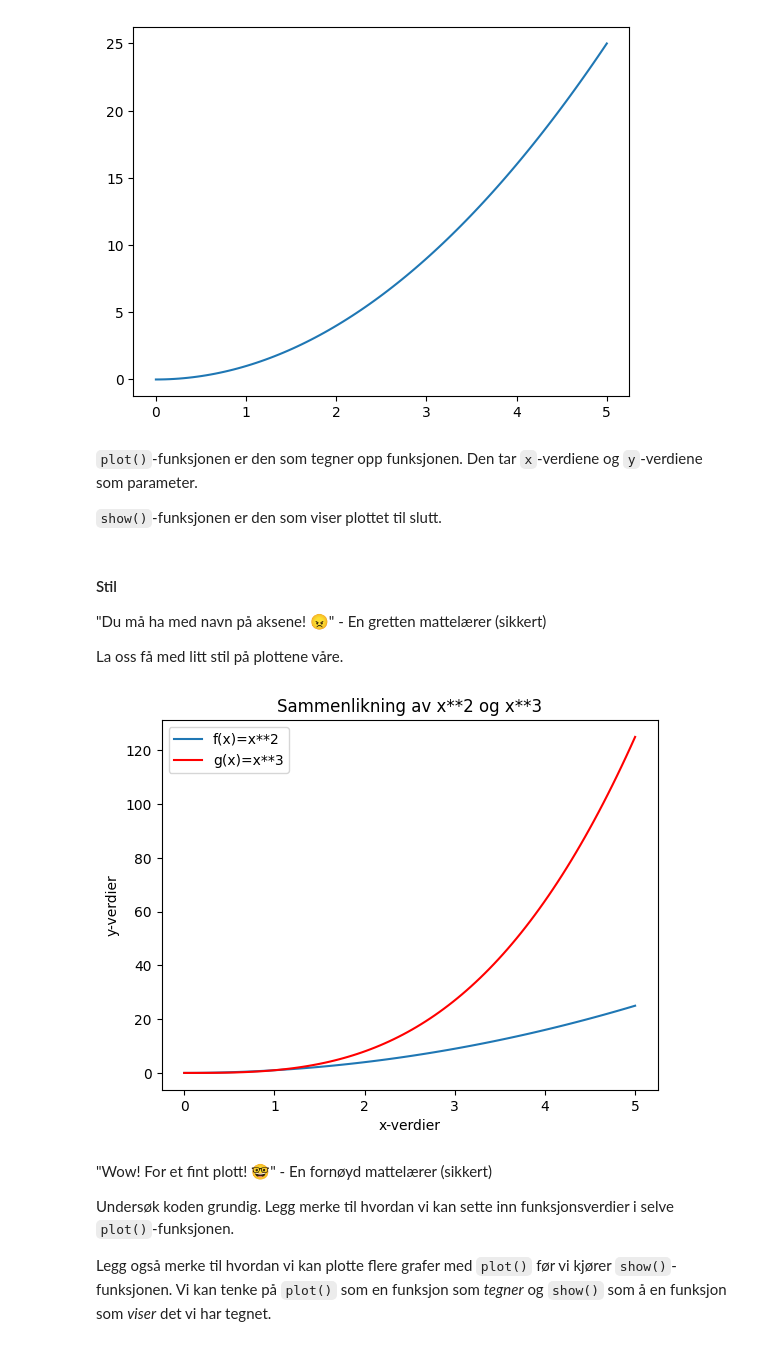
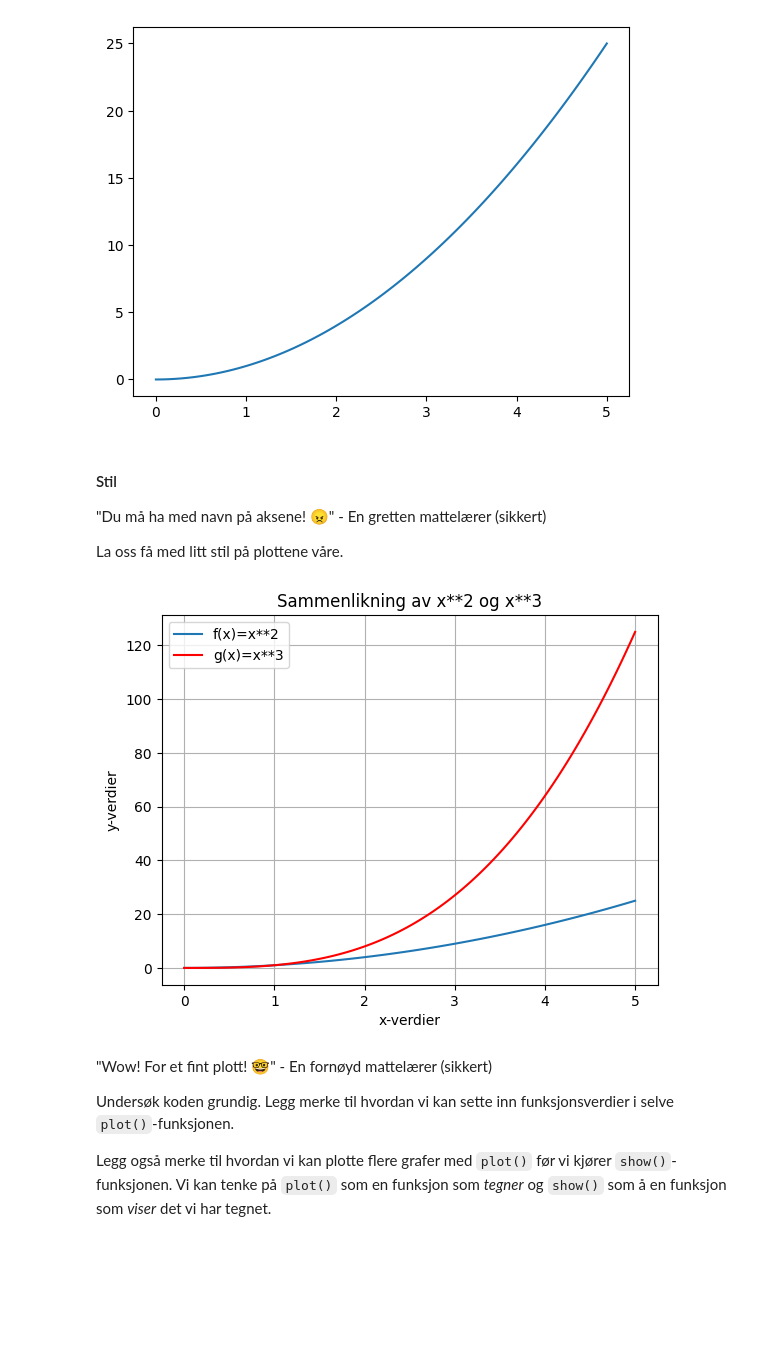
Before and after one commit to tobiasmelbo/onlinebok, a Jupyter notebook: _sources/Ekstra/Plotting.ipynb, the cells around one changed output. Saved outputs shown, nothing was run; the diff lists cells and outputs as text; code cells hidden in the pictures; blank space fills up the shorter version.

```diff
--- a/_sources/Ekstra/Plotting.ipynb
+++ b/_sources/Ekstra/Plotting.ipynb
@@ -22,10 +22,6 @@ plt.plot(x, y) # Lager plot
 plt.show() # Viser plot
 # %% [output]
 [figure]
-# %% [markdown]
-`plot()`-funksjonen er den som tegner opp funksjonen. Den tar `x`-verdiene og `y`-verdiene som parameter.
-
-`show()`-funksjonen er den som viser plottet til slutt.
 # %% [markdown]
 #### Stil
 
@@ -35,24 +31,25 @@ La oss få med litt stil på plottene våre.
 # %%
 import numpy as np
 import matplotlib.pyplot as plt
 
 def f(x):
     return x**2
 
 def g(x):
     return x**3
 
 x = np.linspace(0, 5, 100)
 
 plt.title("Sammenlikning av x**2 og x**3") # Tittel
 plt.xlabel("x-verdier") # Gir navn til x-aksen
 plt.ylabel("y-verdier") # Gir navn til y-aksen
 plt.plot(x, f(x), label="f(x)=x**2") # label gir navn til funksjonen
 plt.plot(x, g(x), label="g(x)=x**3", color="red") # label gir navn til funksjonen, color gir farge
+plt.grid() # Viser rutenett
 plt.legend() # Lager boksen med funksjonenes navn
 plt.show() # Viser plottet
 # %% [output]
-[figure, old version]
+[figure, new version]
 # %% [markdown]
 "Wow! For et fint plott! 🤓" - En fornøyd mattelærer (sikkert)
 
```
Also changed, not shown: parts of 2 cells of this notebook, 5 other files.
